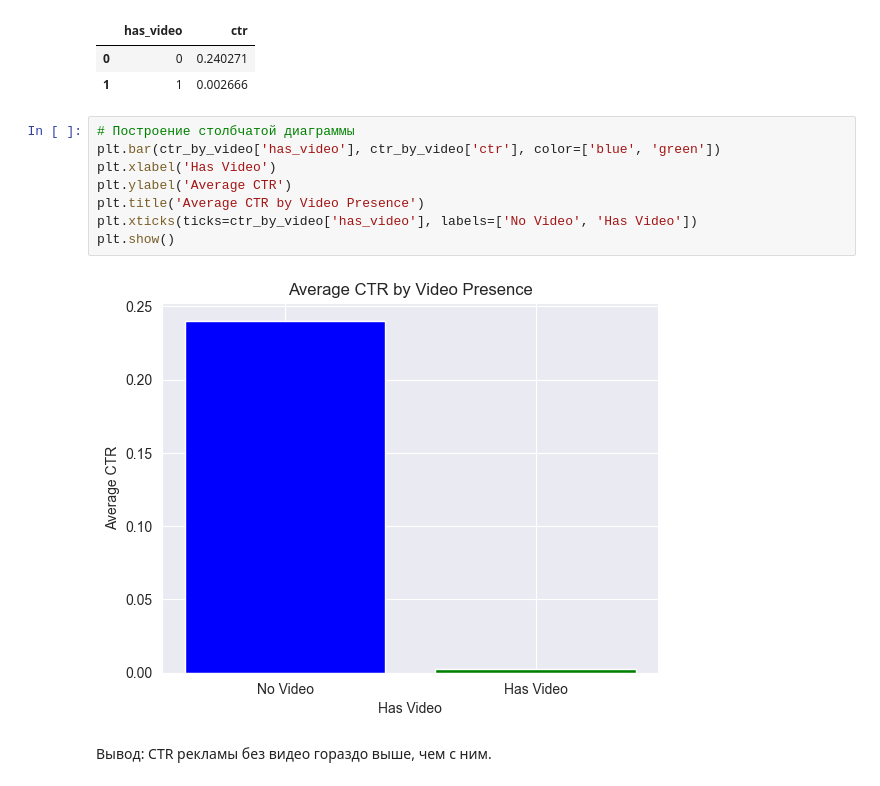
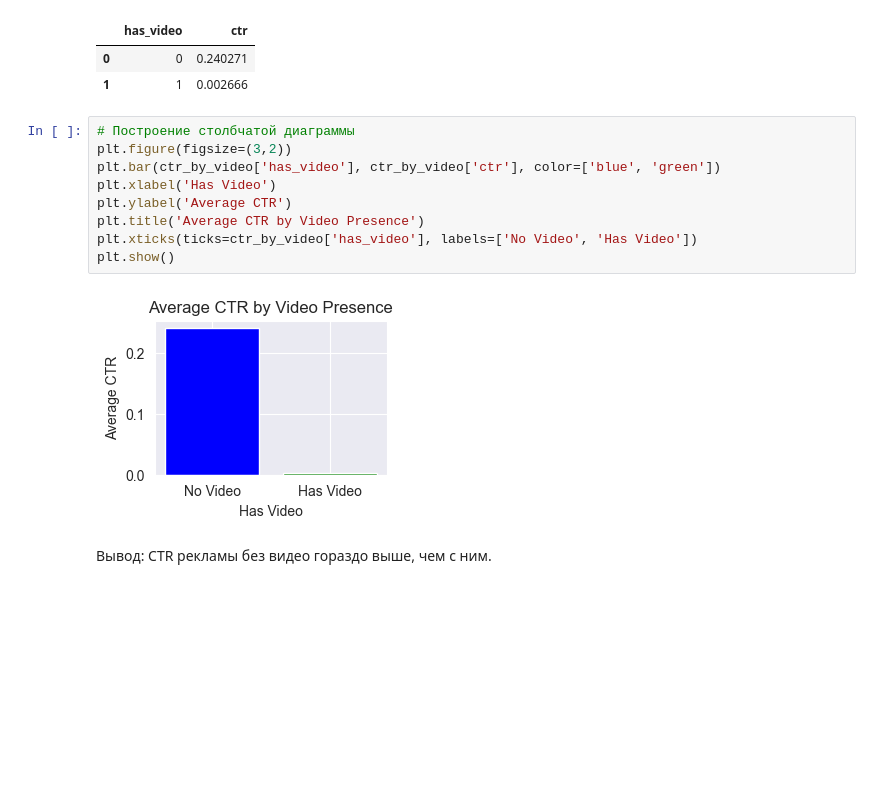
Before and after one commit to JustRomanVolkov/DataAnalyst, a Jupyter notebook: lessons/lesson_4.ipynb, the cells around one changed output. Saved outputs shown, nothing was run; the diff lists cells and outputs as text; blank space fills up the shorter version.

```diff
--- a/lessons/lesson_4.ipynb
+++ b/lessons/lesson_4.ipynb
@@ -243,14 +243,15 @@ ctr_by_video
 | 1 | 1 | 0.002666 |
 # %%
 # Построение столбчатой диаграммы
+plt.figure(figsize=(3,2))
 plt.bar(ctr_by_video['has_video'], ctr_by_video['ctr'], color=['blue', 'green'])
 plt.xlabel('Has Video')
 plt.ylabel('Average CTR')
 plt.title('Average CTR by Video Presence')
 plt.xticks(ticks=ctr_by_video['has_video'], labels=['No Video', 'Has Video'])
 plt.show()
 # %% [output]
-[figure, old version]
+[figure, new version]
 # %% [markdown]
 Вывод: CTR рекламы без видео гораздо выше, чем с ним.
 # %% [markdown]
```
Also changed, not shown: parts of 32 cells of this notebook.
